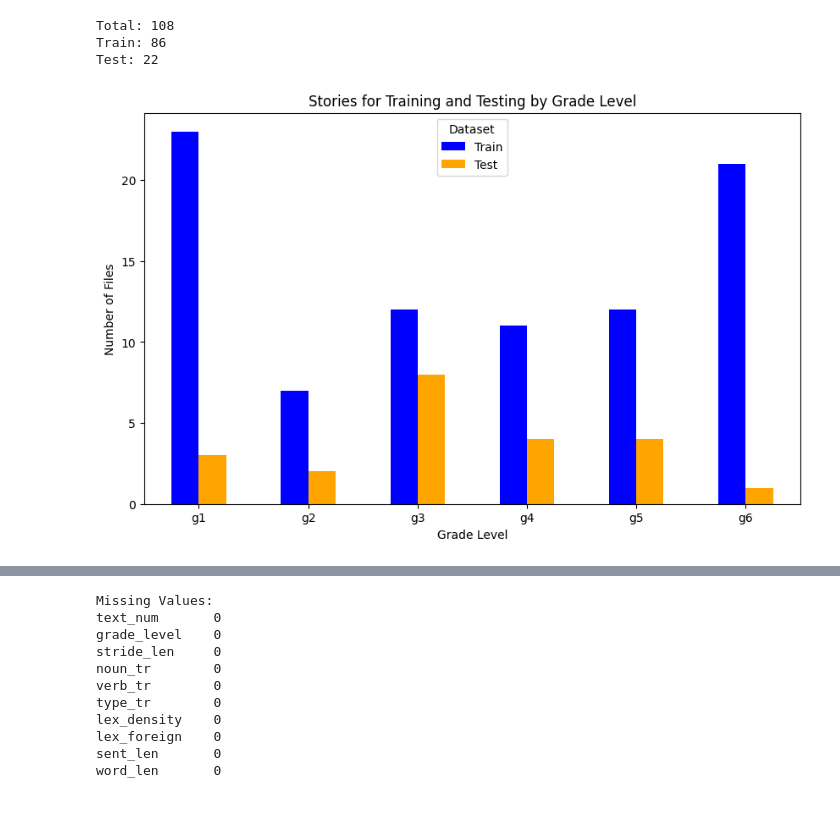
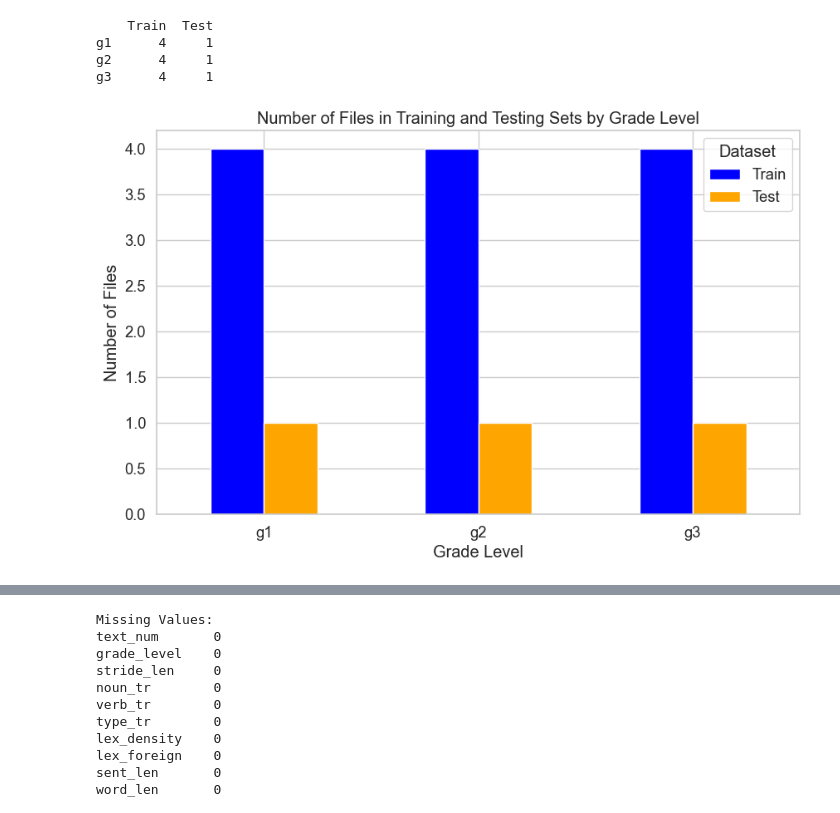
Before and after one commit to Lothany/readability_thesis, a Jupyter notebook: models/analysis.ipynb, the cells around one changed output, grey strips where cells are left out. Cells and saved outputs as stored; diff of their text form; code cells hidden in the pictures.

Commit message:
fix: modified split_documents for proportional train and test set per grade level

```diff
--- a/models/analysis.ipynb
+++ b/models/analysis.ipynb
@@ -8,48 +8,70 @@ from sklearn.model_selection import train_test_split
 # %%
 base_dir = "../txt/utf"
 test_size=0.2
 random_seed=42
 
-all_files = []
-for root, _, files in os.walk(base_dir):
-    grade = os.path.basename(root)
-    for file in files:
-        if file.endswith(".txt"):
-            all_files.append((os.path.join(root, file), grade))
+train_files = []
+test_files = []
 
-random.seed(random_seed)
-random.shuffle(all_files)
-train_files, test_files = train_test_split(all_files, test_size=test_size, random_state=random_seed)
+# Iterate over each immediate subdirectory (grade-level folder)
+for grade_dir in os.listdir(base_dir):
+    grade_path = os.path.join(base_dir, grade_dir)
 
-train_grades = [grade for _, grade in train_files]
-test_grades = [grade for _, grade in test_files]
+    if not os.path.isdir(grade_path):
+        continue  # Skip files in base_dir
+
+    all_files = []
+    for root, _, files in os.walk(grade_path):
+        for file in files:
+            full_path = os.path.join(root, file)
+            if file.endswith(".txt"):
+                all_files.append(full_path)
+            elif file.endswith(".pdf"):
+                print(f"{file} in {grade_path} is a PDF. Please convert to TXT.")
+            elif file.endswith(".docx"):
+                print(f"{file} in {grade_path} is a DOCX. Please convert to TXT.")
+            else:
+                print(f"Unsupported file type: {file}. Skipping.")
+
+    if all_files:
+        random.seed(random_seed)
+        random.shuffle(all_files)
+        train_split, test_split = train_test_split(
+            all_files, test_size=test_size, random_state=random_seed
+        )
+        train_files.extend(train_split)
+        test_files.extend(test_split)
+
+# Count the number of files for each grade level in training and testing sets
+train_grades = [os.path.basename(os.path.dirname(file)) for file in train_files]
+test_grades = [os.path.basename(os.path.dirname(file)) for file in test_files]
 
 train_grade_counts = pd.Series(train_grades).value_counts().sort_index()
 test_grade_counts = pd.Series(test_grades).value_counts().sort_index()
 
+# Create a DataFrame to display the counts
 grade_data = pd.DataFrame({
     'Train': train_grade_counts,
     'Test': test_grade_counts
 }).fillna(0)  # Fill NaN with 0 for missing grade levels
 
-print(f"Total: {len(all_files)}")
-print(f"Train: {len(train_files)}")
-print(f"Test: {len(test_files)}")
+# Print the counts
+print(grade_data)
 
-
+# Plot the counts
 grade_data.plot(kind='bar', figsize=(10, 6), color=['blue', 'orange'])
-plt.title('Stories for Training and Testing by Grade Level')
+plt.title('Number of Files in Training and Testing Sets by Grade Level')
 plt.xlabel('Grade Level')
 plt.ylabel('Number of Files')
 plt.xticks(rotation=0)
 plt.legend(title='Dataset')
-
 plt.show()
 # %% [output]
-Total: 108
-Train: 86
-Test: 22
+    Train  Test
+g1      4     1
+g2      4     1
+g3      4     1
-[figure, old version]
+[figure, new version]
 # %%
 df = pd.read_csv('../tables/dataset.csv')
 df = df[df['text_num'] != 18]
```
Also changed, not shown: parts of 8 cells of this notebook, 23 other files.
